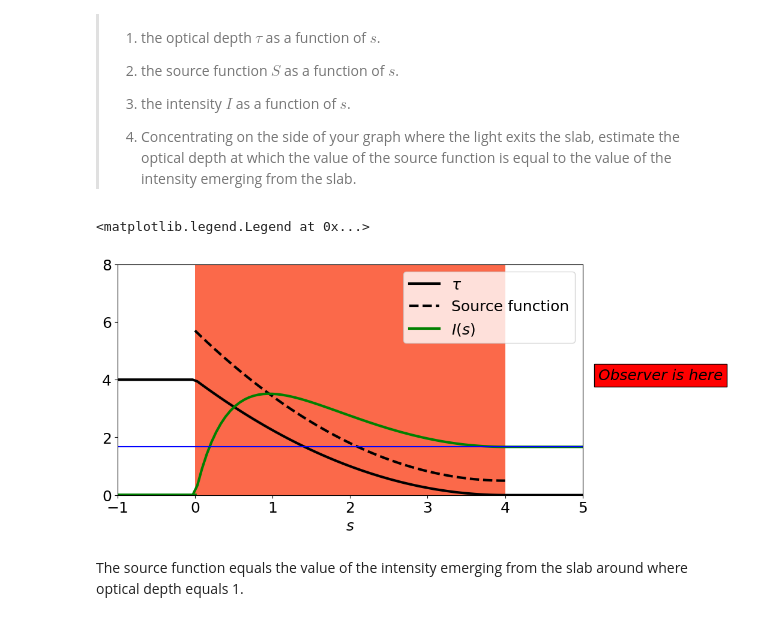
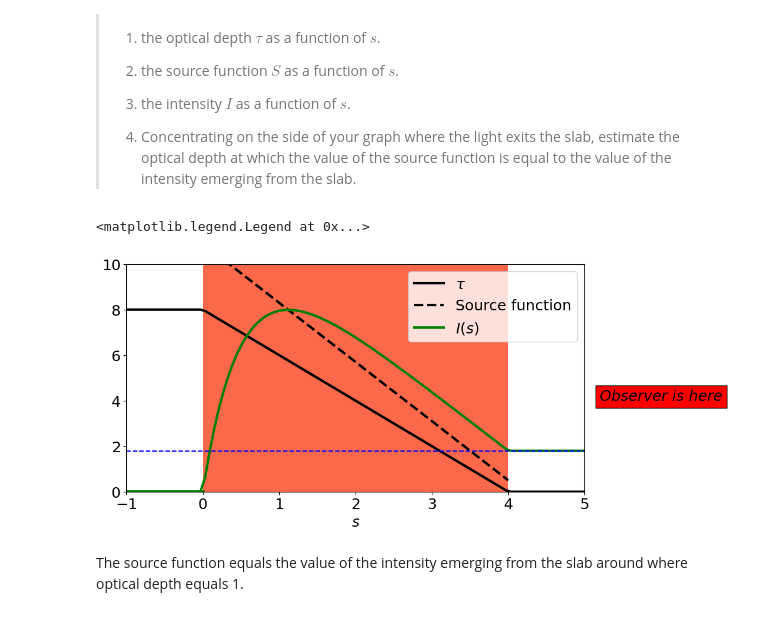
Before and after one commit to ankxie/PHYS633, a Jupyter notebook: Book/L11-SourceFunction/11-SourceFunction-template.ipynb, the cells around one changed output. Saved outputs shown, nothing was run; the diff lists cells and outputs as text; code cells hidden in the pictures.

```diff
--- a/Book/L11-SourceFunction/11-SourceFunction-template.ipynb
+++ b/Book/L11-SourceFunction/11-SourceFunction-template.ipynb
@@ -522,13 +524,13 @@ $$I(\tau) ~=~  S_0\left[1-\mathrm{e}^{\tau-\tau_o}\right] ~+~ S_1[-\mathrm{e}^{\
 fig, ax = plt.subplots(1,1, figsize=(10,5))
 plt.rcParams.update({'font.size': 18})
 
-ax.set_ylim(0, 8)
+ax.set_ylim(0, 10)
 ax.set_xlim(-1,5)
 
 # For the first graph, I want a patch with constant color
 cmap = mpl.colormaps["Reds"]
 rgba = cmap(0.5) # pick the color in the center of the color map
-rec = mpatches.Rectangle( (0, 0), 4 , 8, fc=rgba) # Create a shaded rectangle
+rec = mpatches.Rectangle( (0, 0), 4 , 10, fc=rgba) # Create a shaded rectangle
 ax.add_patch(rec) # add the rectangle to the plot
 ax.text(5.2, 4, 'Observer is here', style='italic',
         bbox={'facecolor':'red', 'pad':5})
@@ -565,10 +567,10 @@ def tau(s, kr, dis):
     u = x(s[i], dis)
 
     if u <= 0:
-      tau_array = np.append(tau_array, -1 * kr * dis * (- 0.5))
+      tau_array = np.append(tau_array, kr * dis)
 
     if u > 0 and u < 1:
-      tau_array = np.append(tau_array, -1 * kr * dis * (u - 0.5*u**2 - 0.5))
+      tau_array = np.append(tau_array, -1 * kr * dis * (u - 1))
 
     if u >= 1:
       tau_array = np.append(tau_array, 0)
@@ -587,40 +589,47 @@ def source(s, kr, dis, S0, S1):
   return source_array
 
 ax.plot(ss, source(ss, kappa_rho, d, S0, S1), c = 'k', linestyle = '--', lw = 3, label = 'Source function')
 
 #Intensity
 def I_tot(s, kr, dis, S0, S1):
   t = tau(s, kr, dis)
   t0 = tau([0], kr, dis)[0]
   dt = t - t0
   dt_edge = tau([dis], kr, dis) - t0
   I_array = []
 
-  for i in range(len(dt)):
-    if dt[i] == 0:
+  #print(dt)
+
+  for i in range(len(t)):
+
+    if t[i] == t0:
       I_array = np.append(I_array, 0)
+      #print("before slab", i)
 
-    if dt[i] < 0 and dt[i] > dt_edge[0]:
+    if t[i] > 0 and t[i] < t0:
       I_array = np.append(I_array,  S0 * (1 - np.exp(dt[i])) + S1 * (-np.exp(dt[i]) * (t0 + 1) + (t[i] + 1)))
       #I_array = np.append(I_array, S1 * (-np.exp(dt[i]) * (t0 + 1) + (t[i] + 1)))
       #I_array = np.append(I_array,  S0 * (1 - np.exp(dt[i])))
+      #print("in slab", i)
 
-    if dt[i] == dt_edge[0]:
+
+    if t[i] == 0:
       I_array = np.append(I_array,  S0 * (1 - np.exp(dt_edge[0])) + S1 * (-np.exp(dt_edge[0]) * (t0 + 1) + (t[i] + 1)))
       #I_array = np.append(I_array,  S1 * (-np.exp(dt_edge[0]) * (t0 + 1) + (t[i] + 1)))
       #I_array = np.append(I_array,  S0 * (1 - np.exp(dt_edge[0])))
+      #print("after slab", i)
 
   return I_array
 
-#print(I_tot(s_array,kappa_rho, d, S0, S1))
+
 ax.plot(s_array, I_tot(s_array,kappa_rho, d, S0, S1), c = 'g', lw = 3, label = r'$I(s)$')
 
-ax.axhline(y = I_tot(s_array,kappa_rho, d, S0, S1)[-1], c = 'b')
+ax.axhline(y = I_tot(s_array,kappa_rho, d, S0, S1)[-1], c = 'b', linestyle = '--')
 
 ax.legend(loc=0)
 # %% [output]
 <matplotlib.legend.Legend at 0x...>
-[figure, old version]
+[figure, new version]
 # %% [markdown]
 The source function equals the value of the intensity emerging from the slab around where optical depth equals 1.
 # %% [markdown]
```
Also changed, not shown: parts of 2 cells of this notebook.
